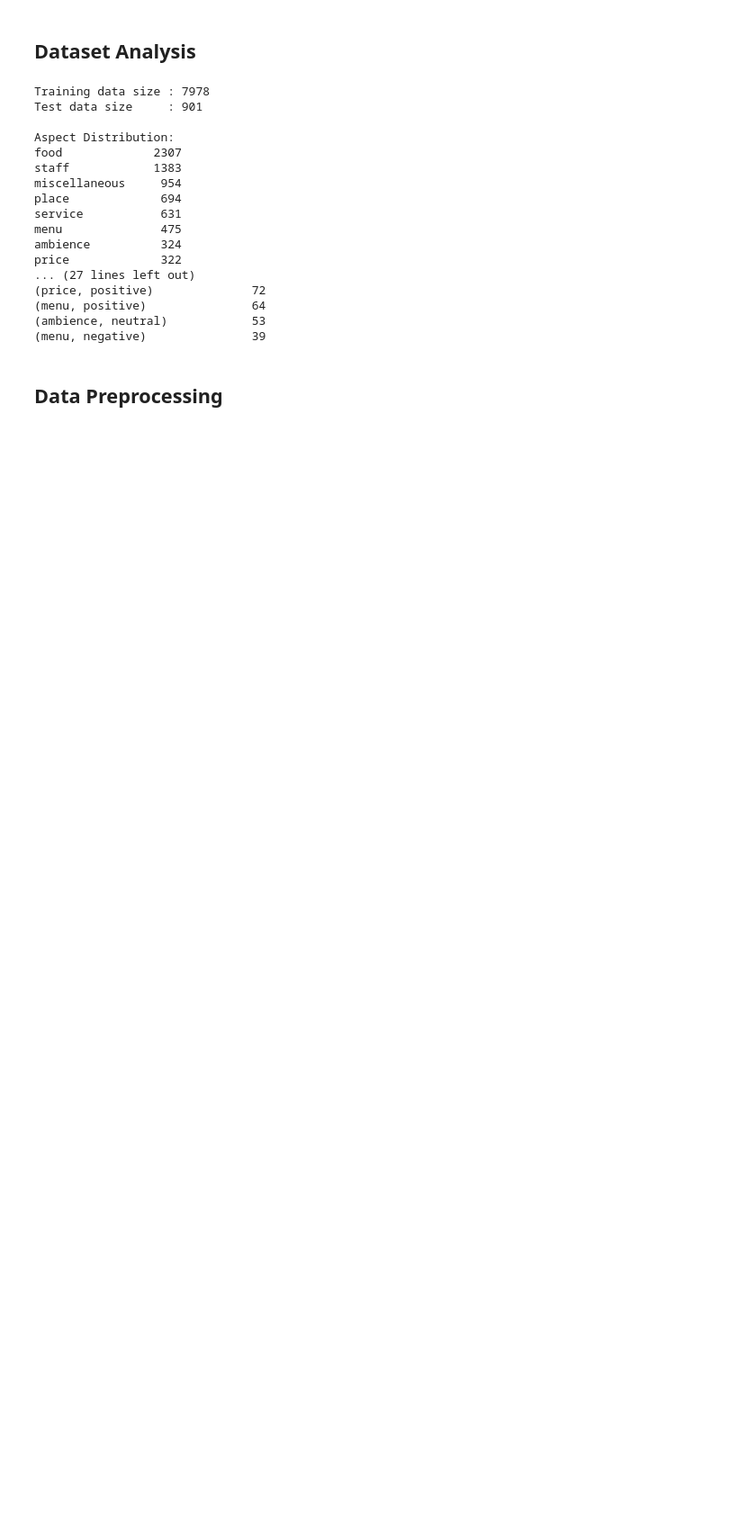
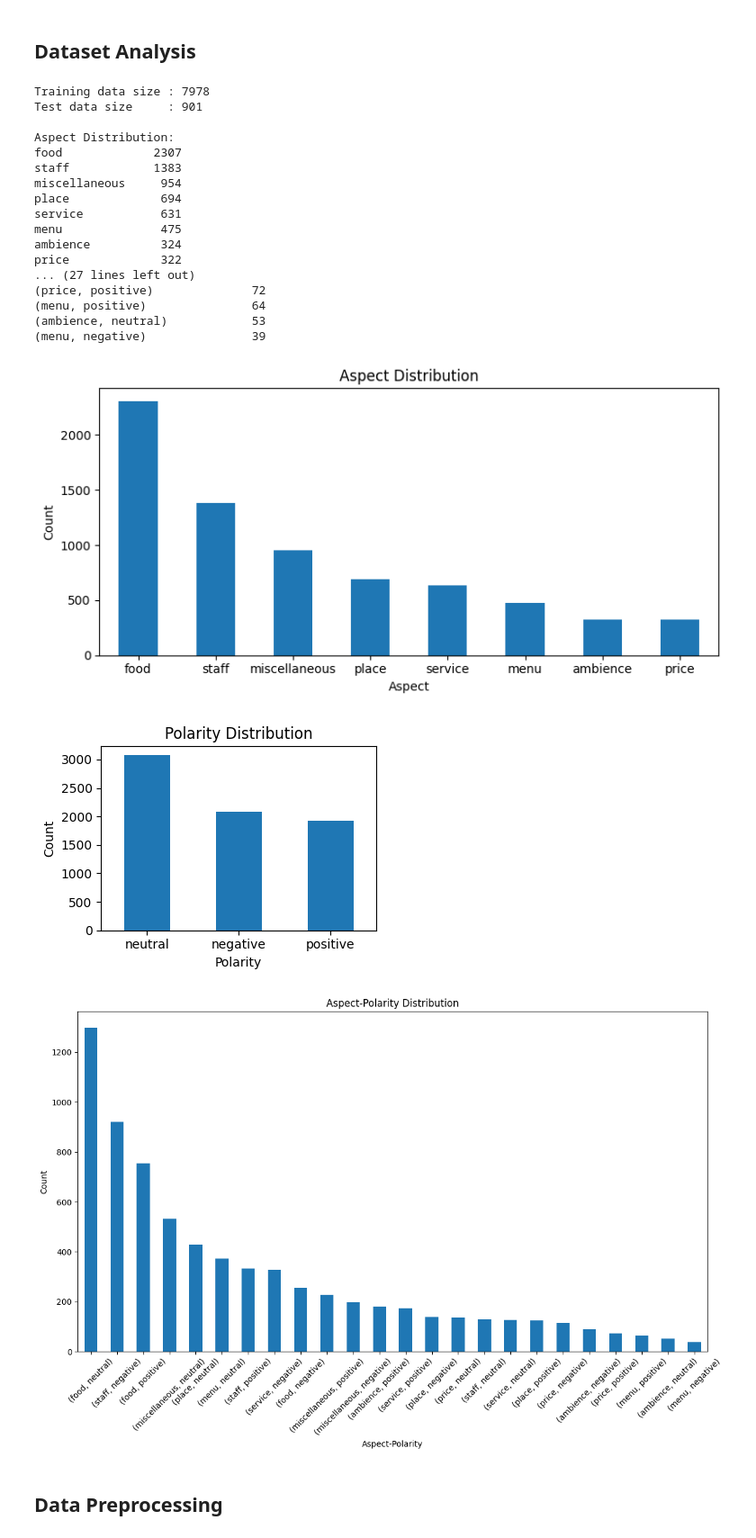
Before and after one commit to LisonLau/CITS4012-Project, a Jupyter notebook: CITS4012_10.ipynb, the cells around one changed output. Shown: that part at 90% size. Cells and saved outputs as stored; diff of their text form; code cells hidden in the pictures; blank space fills up the shorter version.

```diff
--- a/CITS4012_10.ipynb
+++ b/CITS4012_10.ipynb
@@ -84,10 +66,10 @@ aspect_distribution = train_data['aspect'].value_counts()
 print("\nAspect Distribution:")
 print(aspect_distribution.to_string(header=False))
 
-# Sentiment Distribution
-sentiment_distribution = train_data['polarity'].value_counts()
-print("\nSentiment Distribution:")
-print(sentiment_distribution.to_string(header=False))
+# Polarity Distribution
+polarity_distribution = train_data['polarity'].value_counts()
+print("\nPolarity Distribution:")
+print(polarity_distribution.to_string(header=False))
 
 # Aspect-Sentiment Pair Distribution
 aspect_polarity_pair = [(a, p) for a, p in zip(train_data['aspect'], train_data['polarity'])]
@@ -112,6 +94,28 @@ price             322
 (menu, positive)               64
 (ambience, neutral)            53
 (menu, negative)               39
+# %%
+# Function to plot distribution bar graphs
+def plot_distribution(figsize, distribution, title, xlabel, rotation=0):
+    plt.figure(figsize=figsize)
+    distribution.plot(kind='bar')
+    plt.title(title)
+    plt.xlabel(xlabel)
+    plt.ylabel('Count')
+    plt.xticks(rotation=rotation)
+    plt.tight_layout()
+    plt.show()
+
+# Plot Aspect Distribution
+plot_distribution((8, 4), aspect_distribution, 'Aspect Distribution', 'Aspect')
+# Plot Polarity Distribution
+plot_distribution((4, 3), polarity_distribution, 'Polarity Distribution', 'Polarity')
+# Plot Aspect-Polarity Distribution
+plot_distribution((12, 8), aspect_polarity_freq, 'Aspect-Polarity Distribution', 'Aspect-Polarity', 45)
+# %% [output]
+[figure, added]
+[figure, added]
+[figure, added]
 # %% [markdown]
 ## Data Preprocessing
 # %%
```
Also changed, not shown: parts of 77 cells of this notebook, 4 other files.
